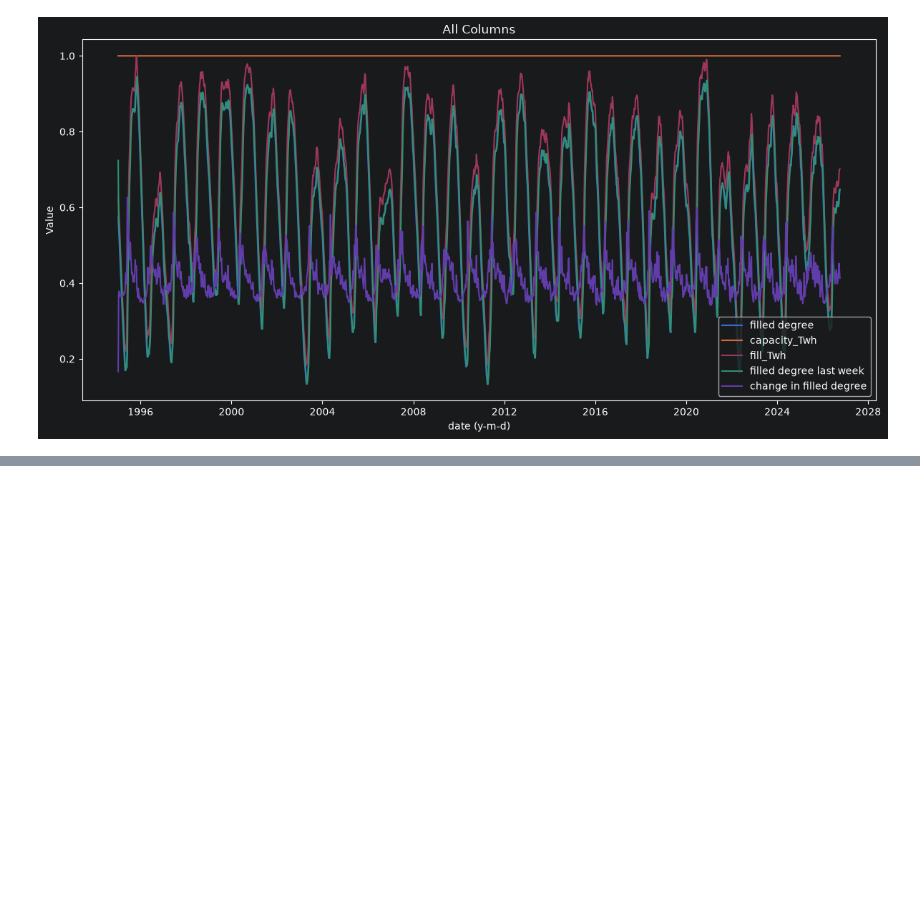
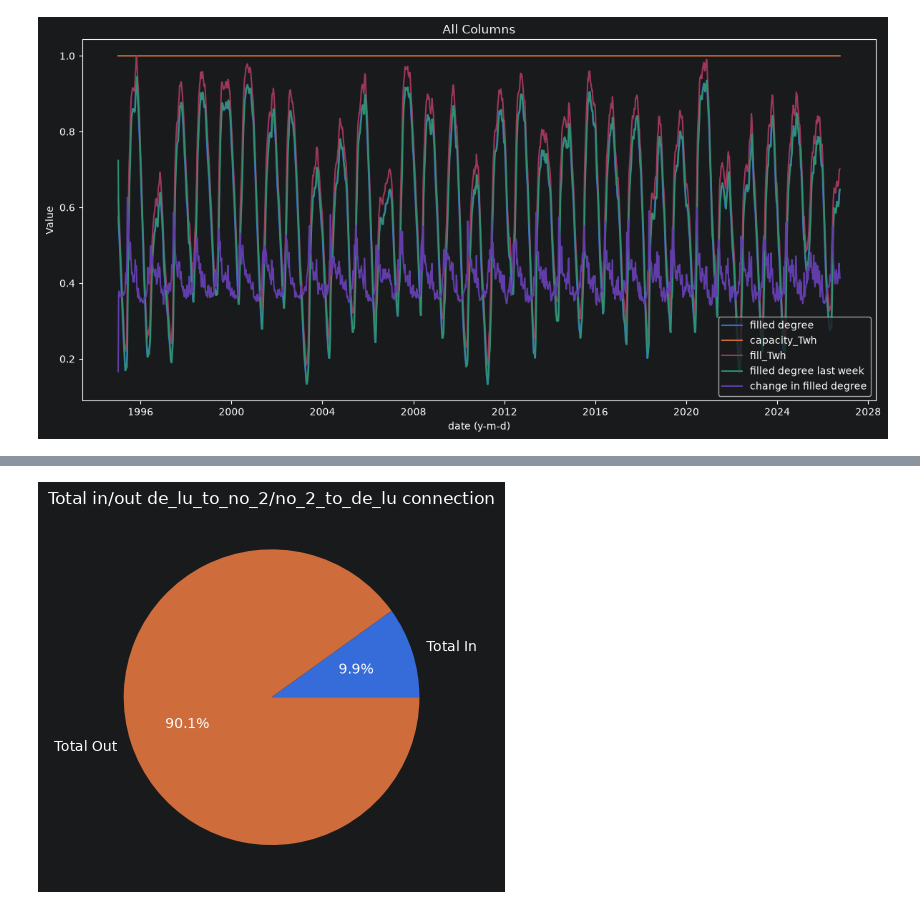
Before and after one commit to LjosNorth/IND320LjosNorth, a Jupyter notebook: notebooks/Oblig2.ipynb, the cells around one changed output, grey strips where cells are left out. Drawn from its saved outputs; the diff is of its cells as text; code cells hidden in the pictures; blank space fills up the shorter version.

Commit message:
Loads of changes. read changelog v.2.0. i probably missed something but god be good to me

```diff
--- a/notebooks/Oblig2.ipynb
+++ b/notebooks/Oblig2.ipynb
@@ -229,0 +243,12 @@ plt.show()
+# %%
+# Read data from Cassandra back into a Spark DataFrame
+read_df = spark.read \
+    .format("org.apache.spark.sql.cassandra") \
+    .options(table="transmission_data", keyspace="ind320_db") \
+    .load()
+
+# Show the first few rows
+read_df.show(5, truncate=False)
+
+# Check the total count
+print("Total rows in Spark:", read_df.count())
@@ -229,0 +268,29 @@ plt.show()
+# %%
+# getting 1 year of data
+from pyspark.sql import functions as F
+
+# Get the first (minimum) date
+first_date = read_df.agg(F.min('time')).collect()[0][0]
+
+# Filter for rows between first_date and first_date + 365 days
+firstYear = read_df.filter(
+    (F.col('time') >= first_date) &
+    (F.col('time') < F.date_add(F.lit(first_date), 365))
+)
+# %%
+de_lu_to_no_2 = [row[0] for row in firstYear.select("de_lu_to_no_2").collect()]
+de_lu_to_no_2 = [x for x in de_lu_to_no_2 if not pd.isna(x)]
+tot_de_lu_to_no_2 = sum(de_lu_to_no_2)
+# %%
+no_2_to_de_lu = [row[0] for row in firstYear.select("no_2_to_de_lu").collect()]
+no_2_to_de_lu = [x for x in no_2_to_de_lu if not pd.isna(x)]
+tot_no_2_to_de_lu = sum(no_2_to_de_lu)
+# %%
+label = ["Total In", "Total Out"]
+sizes = [tot_de_lu_to_no_2, tot_no_2_to_de_lu]
+
+plt.pie(sizes, labels=label, autopct='%1.1f%%')
+plt.title("Total in/out de_lu_to_no_2/no_2_to_de_lu connection")
+plt.show()
+# %% [output]
+[figure, added]
```
Also changed, not shown: parts of 33 cells of this notebook, 10 other files.
